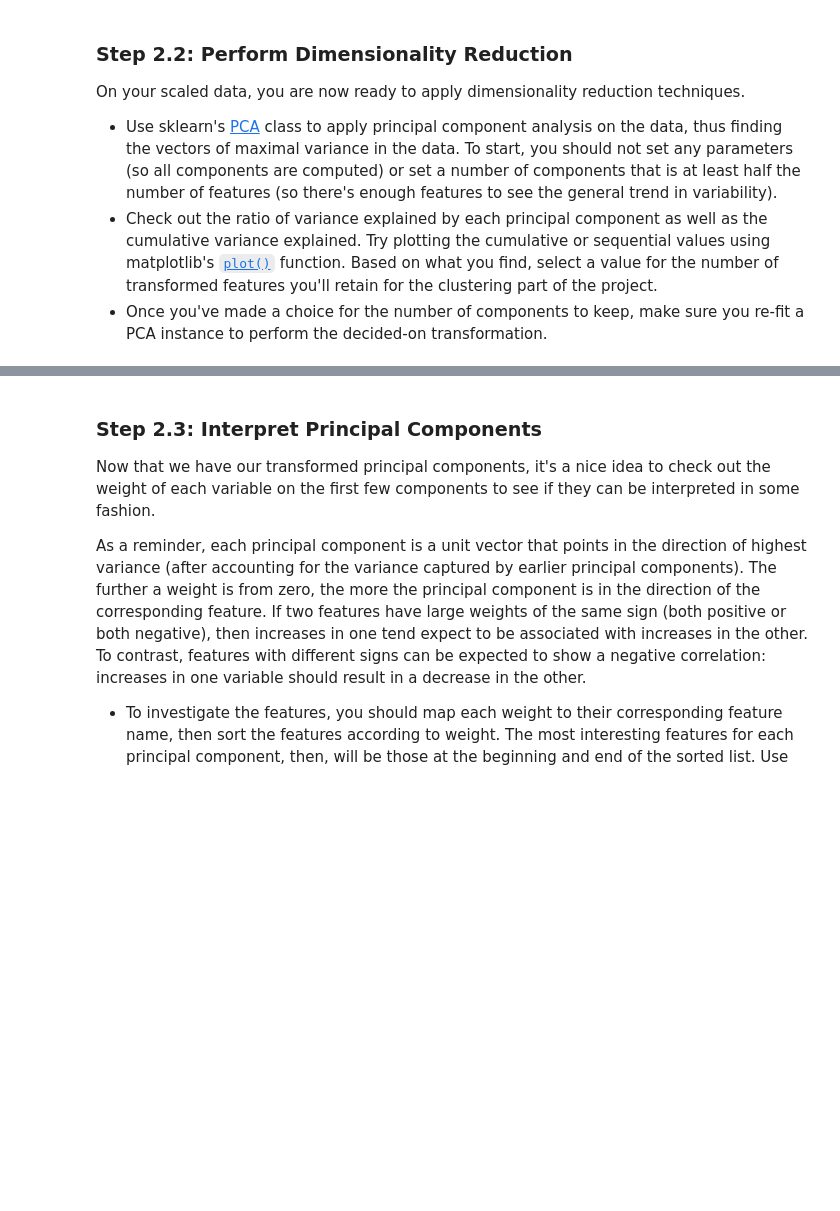
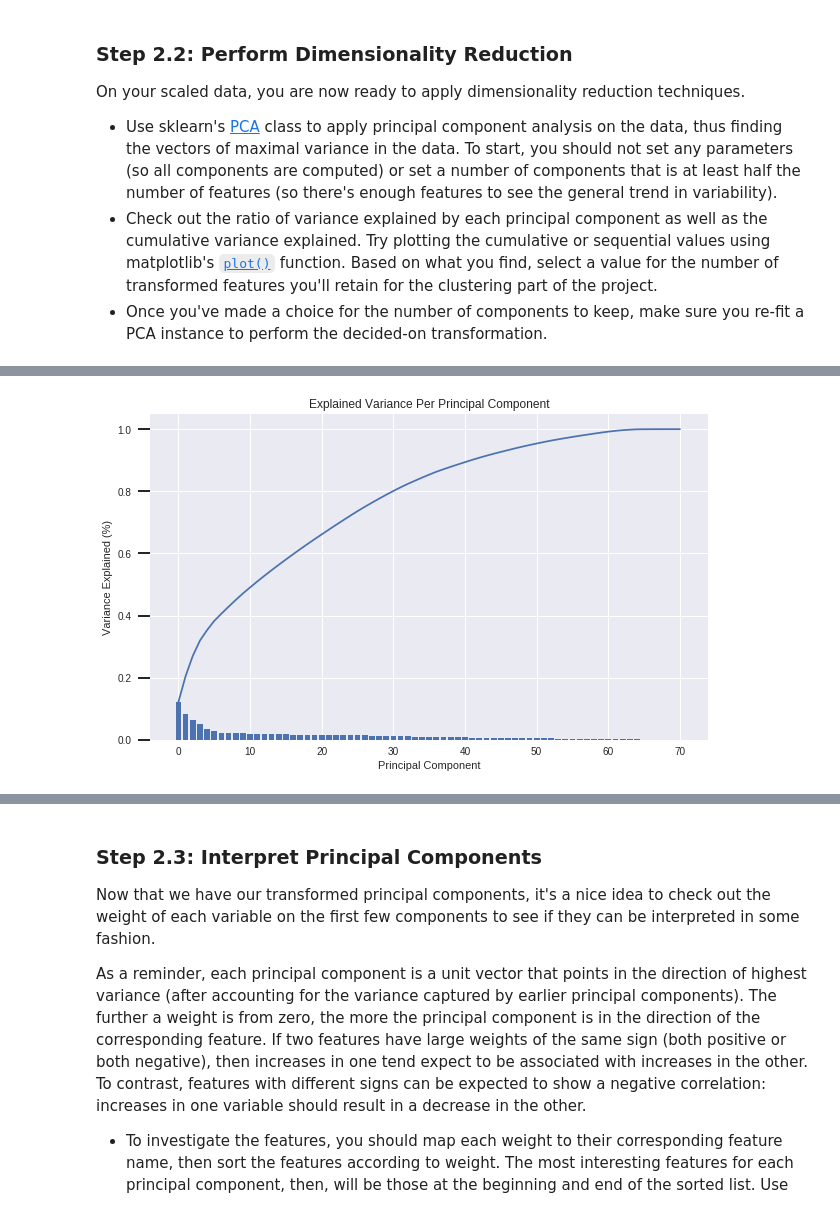
Before and after one commit to yanglinjing/dsnd_p3_identify_customer_segments, a Jupyter notebook: Identify_Customer_Segments.ipynb, the cells around one changed output, grey strips where cells are left out. Cells and saved outputs as stored; diff of their text form; code cells hidden in the pictures; blank space fills up the shorter version.

```diff
--- a/Identify_Customer_Segments.ipynb
+++ b/Identify_Customer_Segments.ipynb
@@ -1075,8 +1077,8 @@ df.shape
 # define PCA function
 def do_pca(n_components, data):
     '''
-    Transforms data using PCA to create n_components, and provides back the results of the
-    transformation.
+    Transforms data using PCA to create n_components,
+    and provides back the results of the transformation.
 
     INPUT: n_components - int - the number of principal components to create
            data - the data you would like to transform
@@ -1116,8 +1117,8 @@ def scree_plot(pca):
     cumvals = np.cumsum(vals)
     ax.bar(ind, vals)
     ax.plot(ind, cumvals)
-    for i in range(num_components):
-        ax.annotate(r"%s%%" % ((str(vals[i]*100)[:4])), (ind[i]+0.2, vals[i]), va="bottom", ha="center", fontsize=12)
+    #for i in range(num_components):
+    #    ax.annotate(r"%s%%" % ((str(vals[i]*100)[:4])), (ind[i]+0.2, vals[i]), va="bottom", ha="center", fontsize=12)
 
     ax.xaxis.set_tick_params(width=0)
     ax.yaxis.set_tick_params(width=2, length=12)
@@ -1128,3 +1129,7 @@ def scree_plot(pca):
 
 
 # This code cell is retrived from Udacity classroom
+# %%
+scree_plot(pca)
+# %% [output]
+[figure, added]
```
Also changed, not shown: parts of 11 cells of this notebook.
